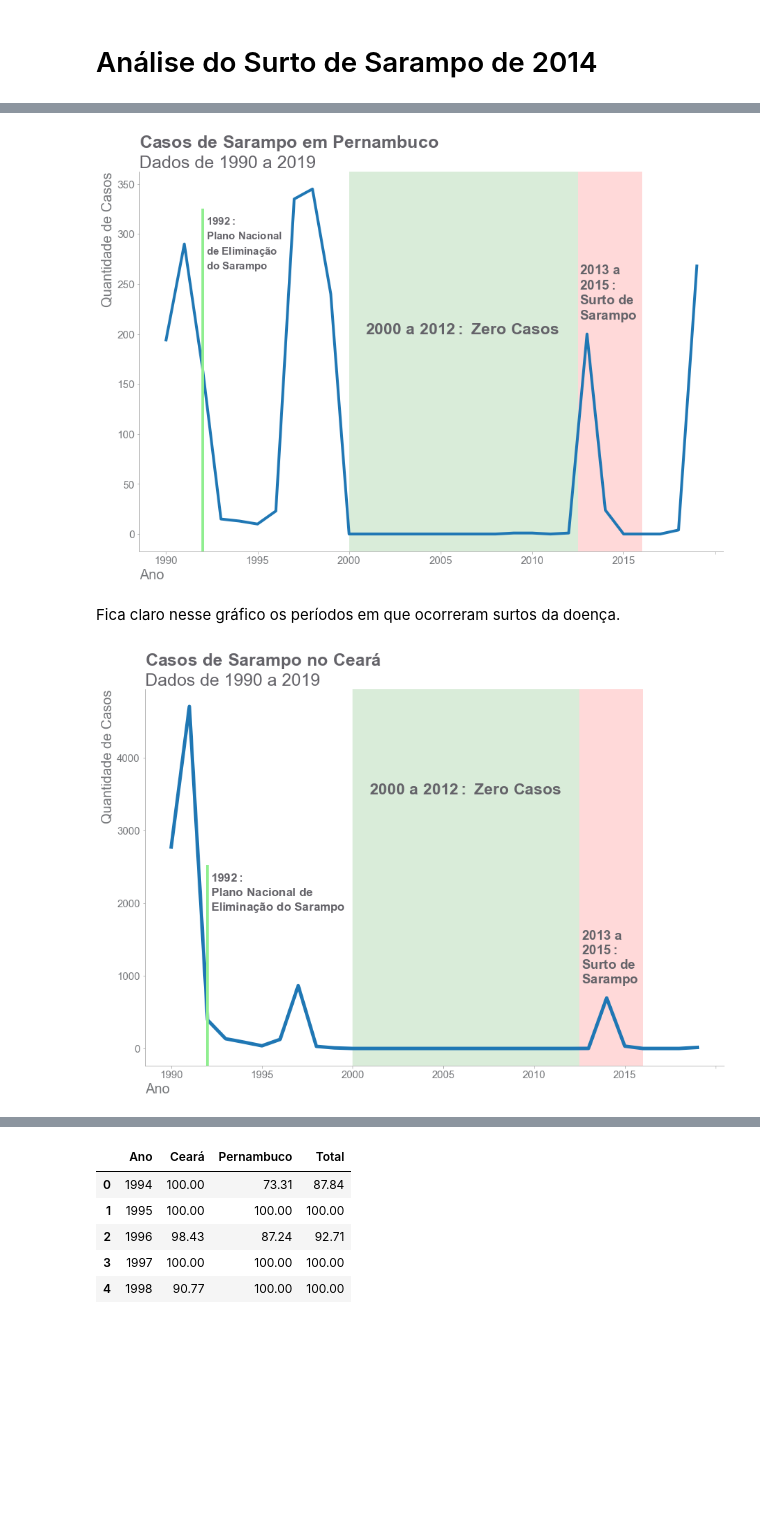
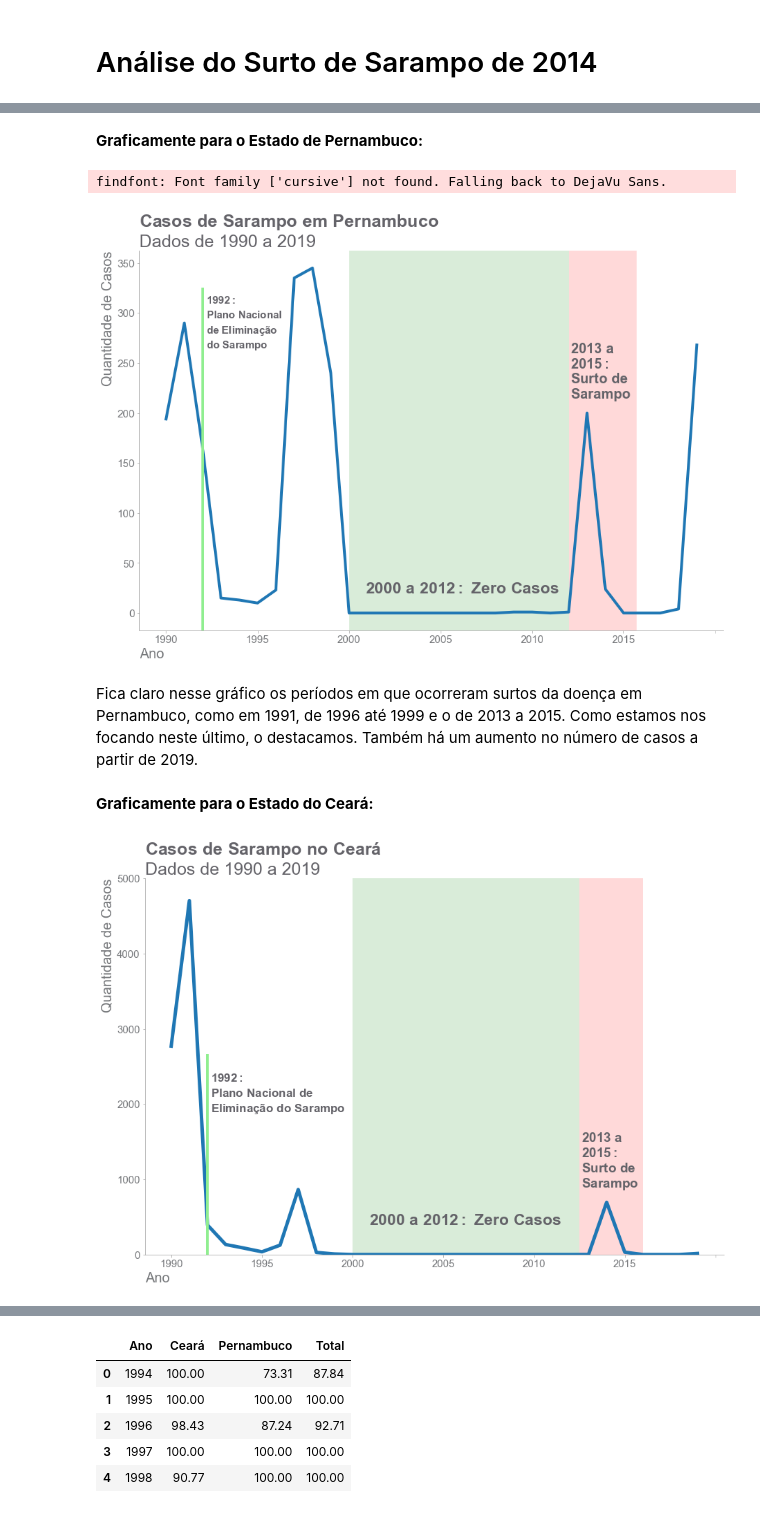
Before and after one commit to diascarolina/vacinacao-geral-no-brasil, a Jupyter notebook: notebooks/sarampo.ipynb, the cells around one changed output, grey strips where cells are left out. Saved outputs shown, nothing was run; the diff lists cells and outputs as text; code cells hidden in the pictures; blank space fills up the shorter version.

```diff
--- a/notebooks/sarampo.ipynb
+++ b/notebooks/sarampo.ipynb
@@ -88,5 +101,7 @@ casos_sarampo = pd.read_csv('../dados/clean/casos_sarampo.csv')
 # %%
 casos_sarampo = casos_sarampo.set_index('Estado').rename_axis(None)
+# %% [markdown]
+**Graficamente para o Estado de Pernambuco:**
 # %%
 ax = casos_sarampo.loc['Pernambuco'].T.plot(figsize = (15, 10), linewidth = 4)
 ax.tick_params(color = 'darkgrey', bottom = 'off')
@@ -109,51 +124,56 @@ plt.text(2.2, 295, '$\\bf{Plano\ Nacional}$', fontsize = 15, color = GRAY4)
 plt.text(2.2, 280, '$\\bf{de\ Eliminação}$', fontsize = 15, color = GRAY4)
 plt.text(2.2, 265, '$\\bf{do\ Sarampo}$', fontsize = 15, color = GRAY4)
 
-plt.axvspan(10, 22.5, facecolor = 'g', alpha = 0.15)
-plt.text(10.9, 200, '$\\bf{2000\ a\ 2012:\ Zero\ Casos}$', fontsize = 23, color = GRAY4)
+plt.axvspan(10, 22, facecolor = 'g', alpha = 0.15)
+plt.text(10.9, 20, '$\\bf{2000\ a\ 2012:\ Zero\ Casos}$', fontsize = 23, color = GRAY4)
 
-plt.axvspan(22.5, 26, facecolor = 'r', alpha = 0.15)
-plt.text(22.6, 260, '$\\bf{2013\ a}$', fontsize = 19, color = GRAY4)
-plt.text(22.6, 245, '$\\bf{2015:}$', fontsize = 19, color = GRAY4)
-plt.text(22.6, 230, '$\\bf{Surto\ de}$', fontsize = 19, color = GRAY4)
-plt.text(22.6, 215, '$\\bf{Sarampo}$', fontsize = 19, color = GRAY4)
+plt.axvspan(22, 25.7, facecolor = 'r', alpha = 0.15)
+plt.text(22.1, 260, '$\\bf{2013\ a}$', fontsize = 20, color = GRAY4)
+plt.text(22.1, 245, '$\\bf{2015:}$', fontsize = 20, color = GRAY4)
+plt.text(22.1, 230, '$\\bf{Surto\ de}$', fontsize = 20, color = GRAY4)
+plt.text(22.1, 215, '$\\bf{Sarampo}$', fontsize = 20, color = GRAY4)
 
 plt.show()
 # %% [output]
+findfont: Font family ['cursive'] not found. Falling back to DejaVu Sans.
-[figure, old version]
+[figure, new version]
-# %% [markdown]
-Fica claro nesse gráfico os períodos em que ocorreram surtos da doença.
+# %% [markdown]
+Fica claro nesse gráfico os períodos em que ocorreram surtos da doença em Pernambuco, como em 1991, de 1996 até 1999 e o de 2013 a 2015. Como estamos nos focando neste último, o destacamos. Também há um aumento no número de casos a partir de 2019.
+# %% [markdown]
+**Graficamente para o Estado do Ceará:**
 # %%
 ax = casos_sarampo.loc['Ceará'].T.plot(figsize = (15, 10), linewidth = 5)
 ax.tick_params(color = 'darkgrey', bottom = 'off')
 ax.spines['bottom'].set_color('darkgrey')
 ax.spines['left'].set_color('darkgrey')
 sns.despine()
 
 for i in ax.get_yticklabels() + ax.get_xticklabels():
     i.set_fontsize(15)
     i.set_color(GRAY5)
+
+plt.ylim(0, 5000)
 
 plt.title('$\\bf{Casos\ de\ Sarampo\ no\ Ceará}$\nDados de 1990 a 2019',
           loc = 'left', fontsize = 25, color = GRAY4)
 plt.ylabel('Quantidade de Casos', loc = 'top', fontsize = 20, color = GRAY5)
 plt.xlabel('Ano', loc = 'left', fontsize = 20, color = GRAY5)
 
 plt.axvline(x = 2, ymax = 0.53, color = 'lightgreen', linewidth = 4)
 plt.text(2.2, 2300, '$\\bf{1992:}$', fontsize = 17, color = GRAY4)
 plt.text(2.2, 2100, '$\\bf{Plano\ Nacional\ de}$', fontsize = 17, color = GRAY4)
 plt.text(2.2, 1900, '$\\bf{Eliminação\ do\ Sarampo}$', fontsize = 17, color = GRAY4)
 
 plt.axvspan(10, 22.5, facecolor = 'g', alpha = 0.15)
-plt.text(10.9, 3500, '$\\bf{2000\ a\ 2012:\ Zero\ Casos}$', fontsize = 23, color = GRAY4)
+plt.text(10.9, 400, '$\\bf{2000\ a\ 2012:\ Zero\ Casos}$', fontsize = 23, color = GRAY4)
 
 plt.axvspan(22.5, 26, facecolor = 'r', alpha = 0.15)
 plt.text(22.6, 1500, '$\\bf{2013\ a}$', fontsize = 19, color = GRAY4)
 plt.text(22.6, 1300, '$\\bf{2015:}$', fontsize = 19, color = GRAY4)
 plt.text(22.6, 1100, '$\\bf{Surto\ de}$', fontsize = 19, color = GRAY4)
 plt.text(22.6, 900, '$\\bf{Sarampo}$', fontsize = 19, color = GRAY4)
 
 plt.show()
 # %% [output]
-[figure, old version]
+[figure, new version]
 # %% [markdown]
```
Also changed, not shown: parts of 35 cells of this notebook, 1 other file.
